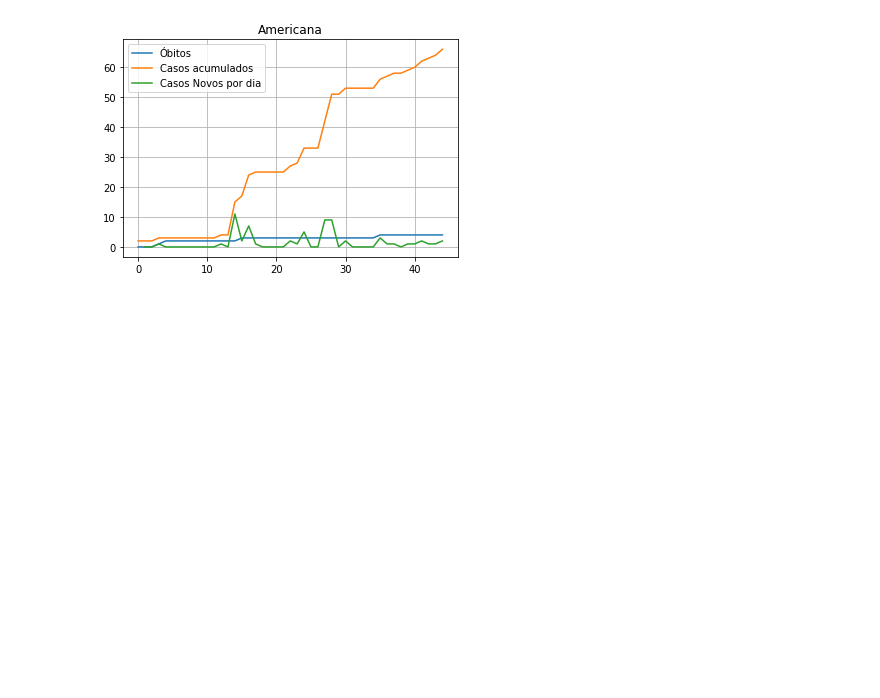
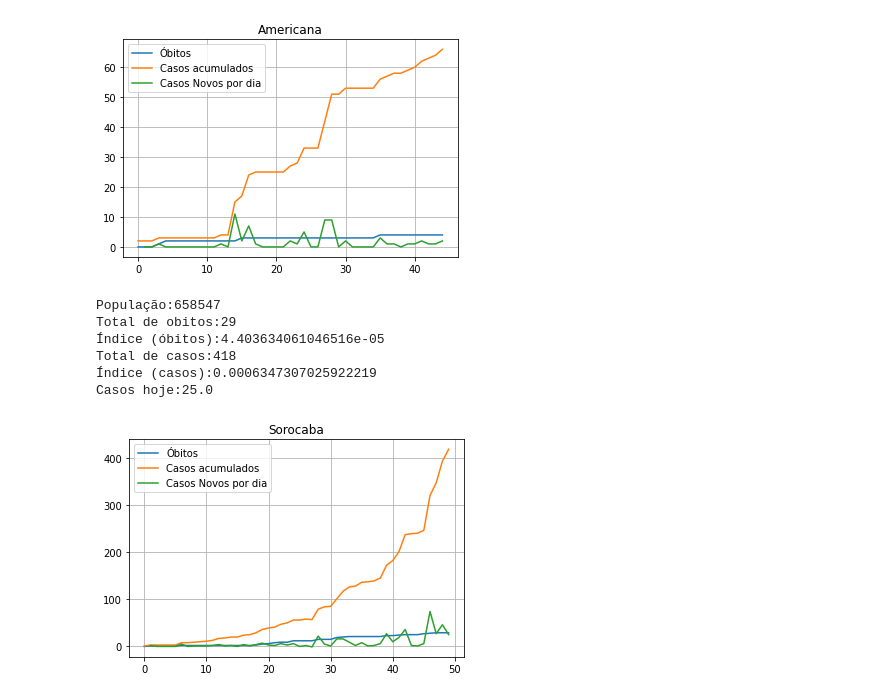
Before and after one commit to pazzi/covid_sp, a Jupyter notebook: analise_sp.ipynb, the cells around one changed output. Drawn from its saved outputs; the diff is of its cells as text; code cells hidden in the pictures; blank space fills up the shorter version.

```diff
--- a/analise_sp.ipynb
+++ b/analise_sp.ipynb
@@ -148,3 +148,13 @@ Total de casos:66
 Índice (casos):0.00028270609702815924
 Casos hoje:2.0
 [figure]
+# %%
+dados("Sorocaba")
+# %% [output]
+População:658547
+Total de obitos:29
+Índice (óbitos):4.403634061046516e-05
+Total de casos:418
+Índice (casos):0.0006347307025922219
+Casos hoje:25.0
+[figure, added]
```
Also changed, not shown: parts of 12 cells of this notebook, 1 other file.
